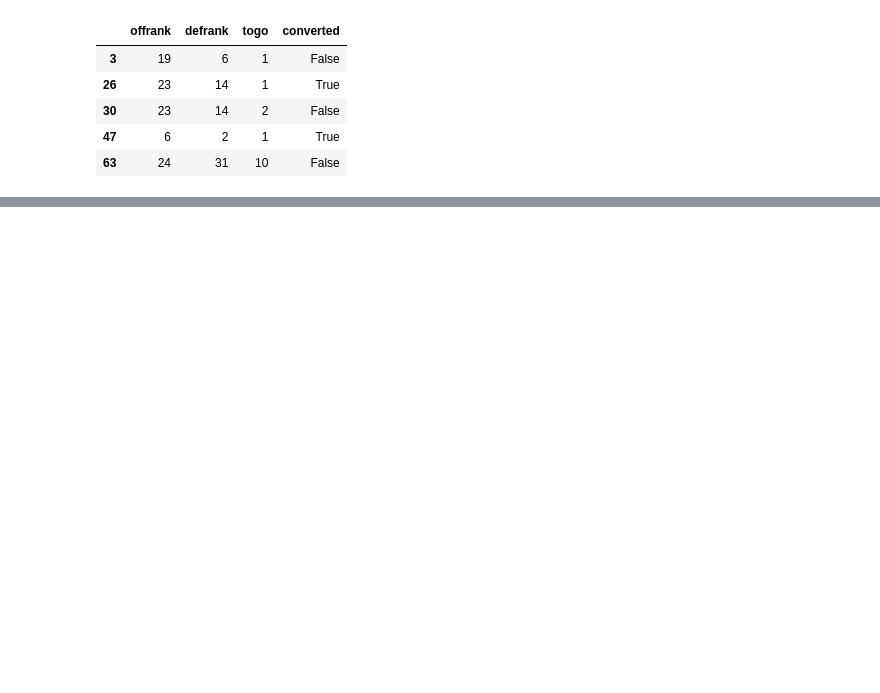
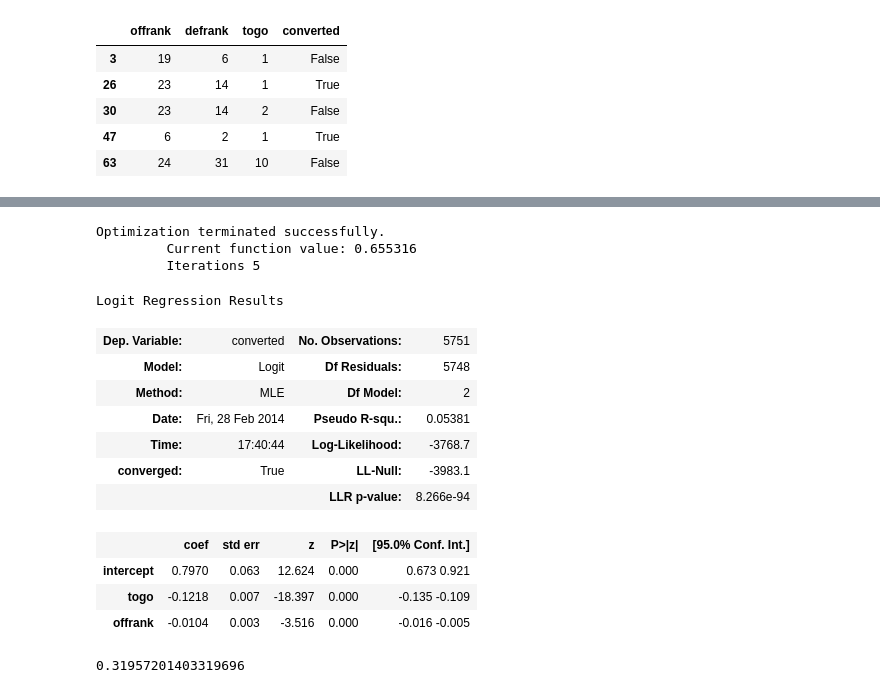
Before and after one commit to tomdawg86/Stat_222_NFL_Project, a Jupyter notebook: ipython_notebook/fourth_down_datasets.ipynb, the cells around one changed output, grey strips where cells are left out. Cells and saved outputs as stored; diff of their text form; code cells hidden in the pictures; blank space fills up the shorter version.

```diff
--- a/ipython_notebook/fourth_down_datasets.ipynb
+++ b/ipython_notebook/fourth_down_datasets.ipynb
@@ -113,0 +149,25 @@ go_for_it_final.head()
+# %%
+go_for_it_final['intercept'] = [1]*len(go_for_it_final)
+go_for_it_logit = sm.Logit(go_for_it_final[['converted']], go_for_it_final[['intercept','togo', 'offrank']])
+go_for_it_result = go_for_it_logit.fit()
+go_for_it_result.summary()
+# %% [output]
+Optimization terminated successfully.
+         Current function value: 0.655316
+         Iterations 5
+Logit Regression Results
+| Dep. Variable: | converted | No. Observations: | 5751 |
+| Model: | Logit | Df Residuals: | 5748 |
+| Method: | MLE | Df Model: | 2 |
+| Date: | Fri, 28 Feb 2014 | Pseudo R-squ.: | 0.05381 |
+| Time: | 17:40:44 | Log-Likelihood: | -3768.7 |
+| converged: | True | LL-Null: | -3983.1 |
+|  |  | LLR p-value: | 8.266e-94 |
+|  | coef | std err | z | P>|z| | [95.0% Conf. Int.] |
+| intercept | 0.7970 | 0.063 | 12.624 | 0.000 | 0.673 0.921 |
+| togo | -0.1218 | 0.007 | -18.397 | 0.000 | -0.135 -0.109 |
+| offrank | -0.0104 | 0.003 | -3.516 | 0.000 | -0.016 -0.005 |
+# %%
+go_for_it_result.predict([1, 10, 32], True)
+# %% [output]
+0.31957201403319696
```
Also changed, not shown: parts of 19 cells of this notebook.
